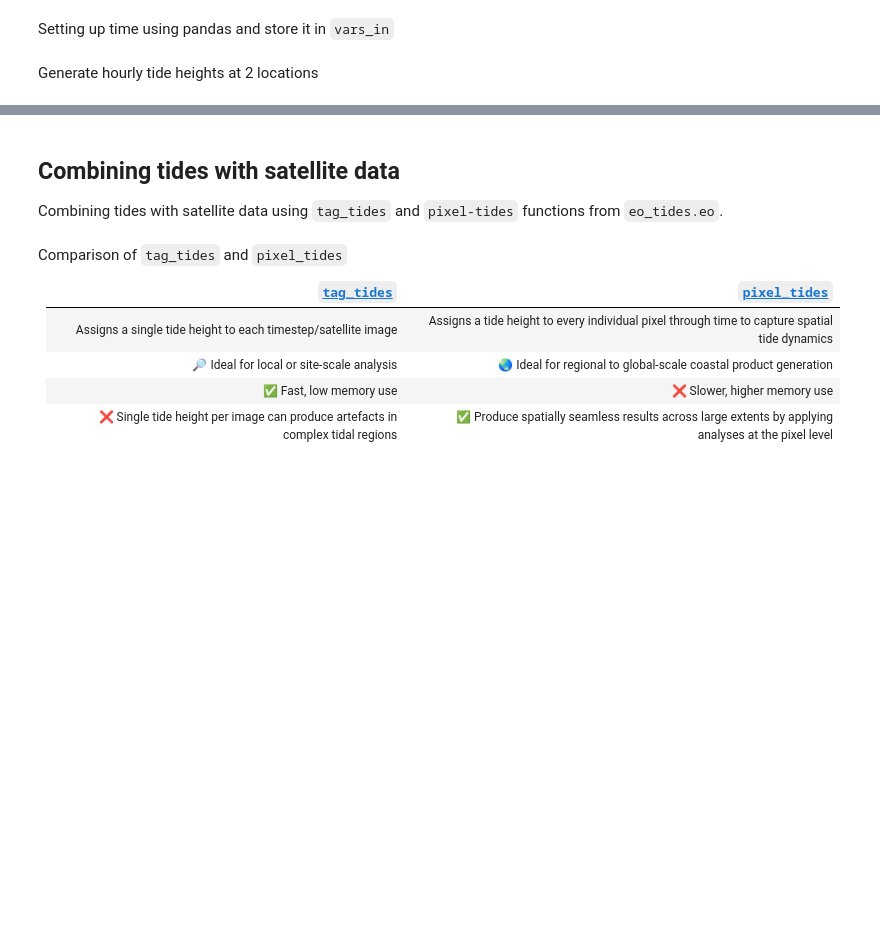
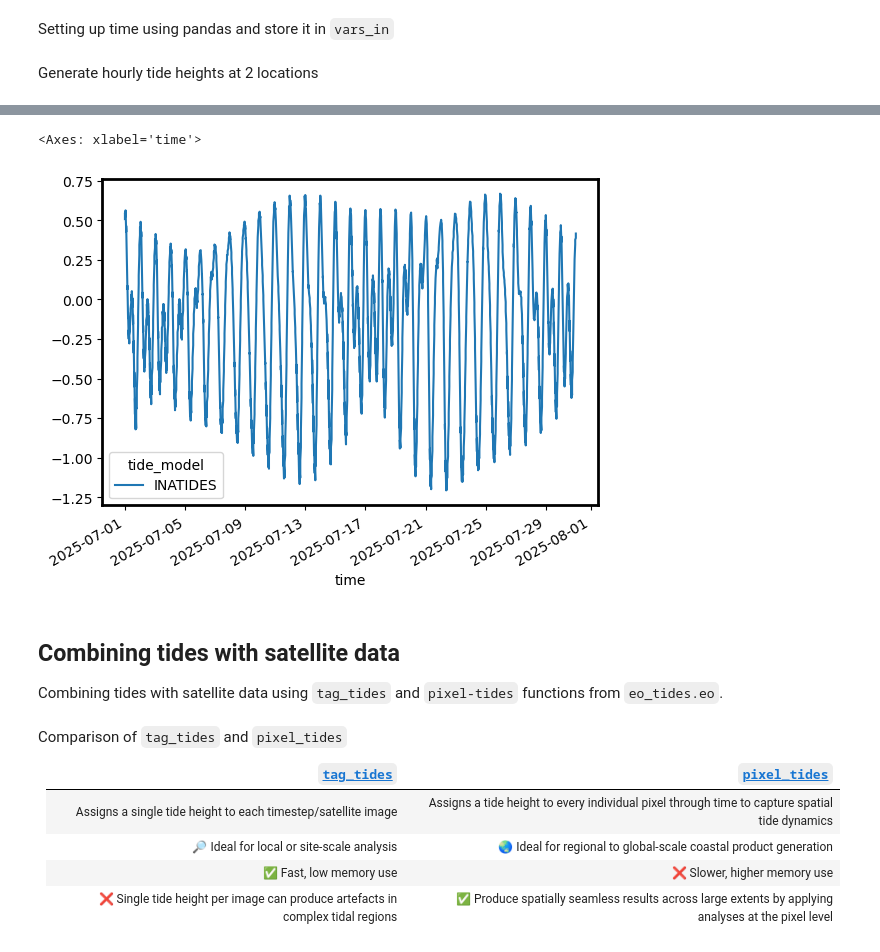
Before and after one commit to rifqiharrys/piksel-notebooks, a Jupyter notebook: playground/tide.ipynb, the cells around one changed output, grey strips where cells are left out. Drawn from its saved outputs; the diff is of its cells as text; code cells hidden in the pictures; blank space fills up the shorter version.

Commit message:
Finish tide modelling using eo-tides and export data to csv files

```diff
--- a/playground/tide.ipynb
+++ b/playground/tide.ipynb
@@ -122,0 +79,11 @@ TypeError: unhashable type: 'Series'
+# %%
+tide_df = model_tides(
+    x=list(vars_in['loc'].lon),
+    y=list(vars_in['loc'].lat),
+    time=vars_in['time'],
+    directory=TIDE_MODEL_DIRECTORY,
+    model=vars_in['tide_model'],
+    output_format='wide',
+)
+
+tide_df
@@ -122,0 +107,5 @@ TypeError: unhashable type: 'Series'
+# %%
+tide_df.droplevel(["x", "y"]).plot()
+# %% [output]
+<Axes: xlabel='time'>
+[figure, added]
```
Also changed, not shown: parts of 7 cells of this notebook.
